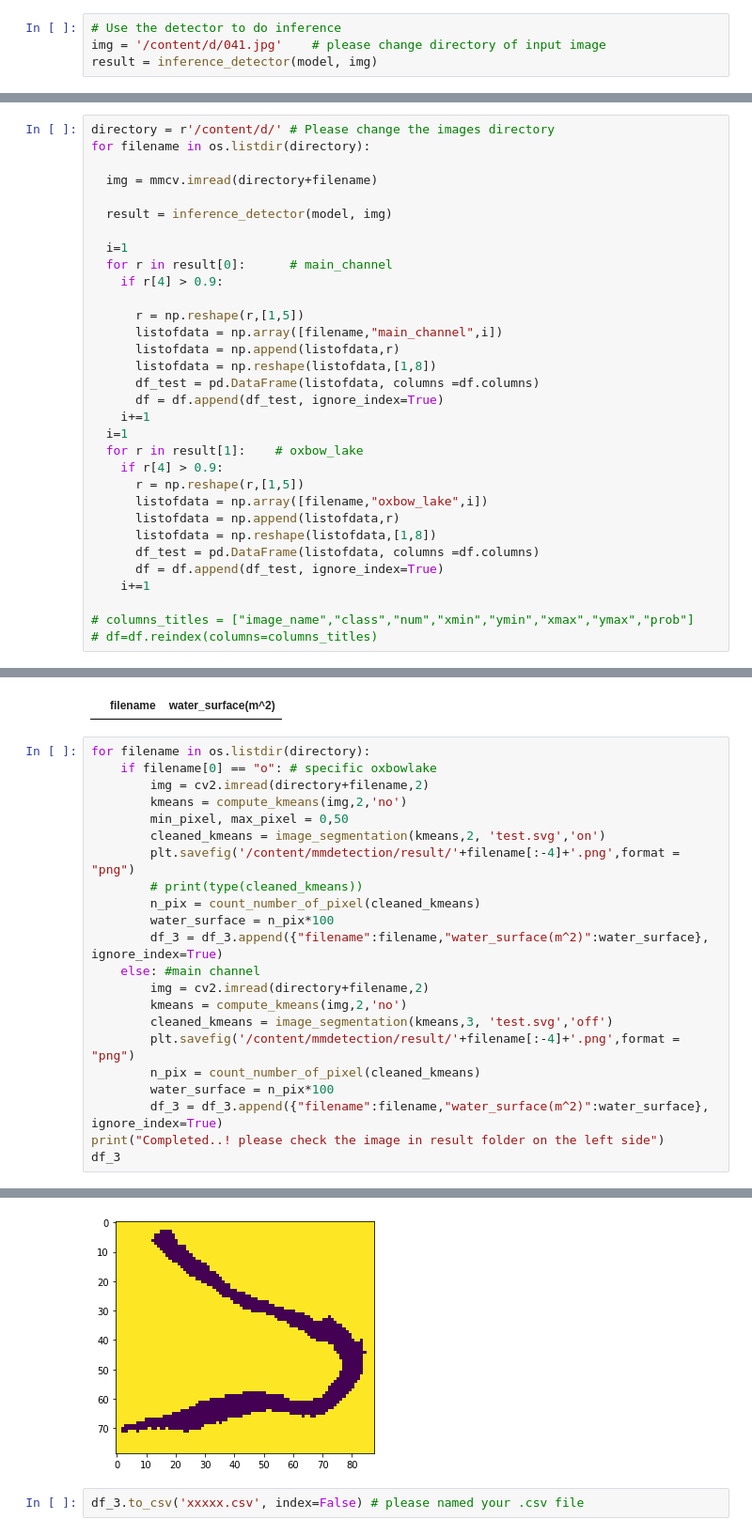
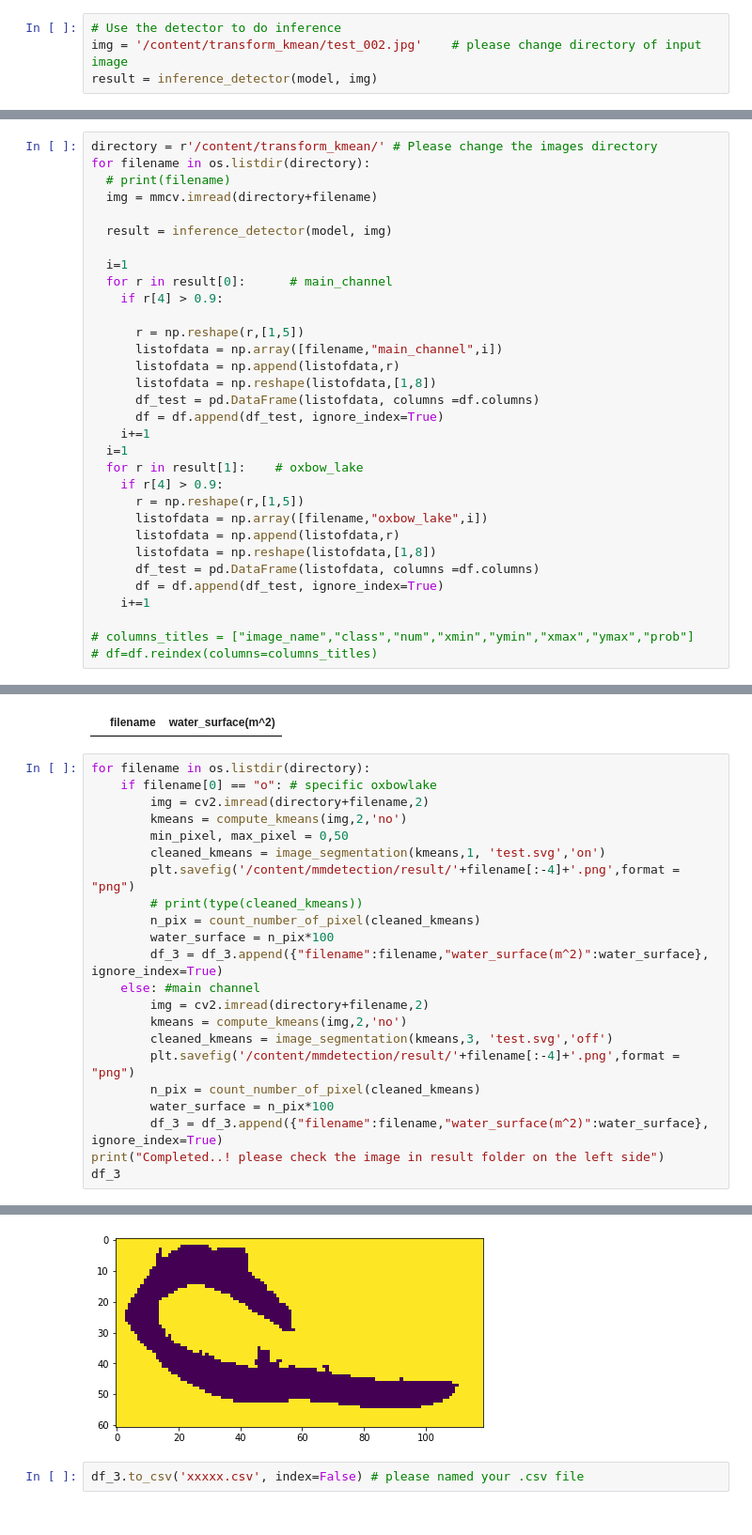
Before and after one commit to phakorn1275/channel_network_extraction, a Jupyter notebook: Tutorial_SeniorProject_Channel_Extraction.ipynb, the cells around one changed output, grey strips where cells are left out. Shown at 94% size. Drawn from its saved outputs; the diff is of its cells as text.

```diff
--- a/Tutorial_SeniorProject_Channel_Extraction.ipynb
+++ b/Tutorial_SeniorProject_Channel_Extraction.ipynb
@@ -120,7 +217,7 @@ Use load_from_local loader
 ## Step3: upload your input images
 # %%
 # Use the detector to do inference
-img = '/content/d/041.jpg'    # please change directory of input image
+img = '/content/transform_kmean/test_002.jpg'    # please change directory of input image
 result = inference_detector(model, img)
 # %%
 # Let's plot the result
@@ -152,9 +249,9 @@ df = pd.DataFrame({"image_name":[],"class":[],"num":[],"xmin":[],"ymin":[],"xmax
 # %% [markdown]
 ### Excecute the code below for collect coordinate to Dataframe
 # %%
-directory = r'/content/d/' # Please change the images directory
+directory = r'/content/transform_kmean/' # Please change the images directory
 for filename in os.listdir(directory):
-
+  # print(filename)
   img = mmcv.imread(directory+filename)
 
   result = inference_detector(model, img)
@@ -313,7 +404,7 @@ for filename in os.listdir(directory):
         img = cv2.imread(directory+filename,2)
         kmeans = compute_kmeans(img,2,'no')
         min_pixel, max_pixel = 0,50
-        cleaned_kmeans = image_segmentation(kmeans,2, 'test.svg','on')
+        cleaned_kmeans = image_segmentation(kmeans,1, 'test.svg','on')
         plt.savefig('/content/mmdetection/result/'+filename[:-4]+'.png',format = "png")
         # print(type(cleaned_kmeans))
         n_pix = count_number_of_pixel(cleaned_kmeans)
@@ -343,3 +431,3 @@ Completed..! please check the image in result folder on the left side
-[figure, old version]
+[figure, new version]
 # %%
 df_3.to_csv('xxxxx.csv', index=False) # please named your .csv file
```
Also changed, not shown: parts of 12 cells of this notebook.
